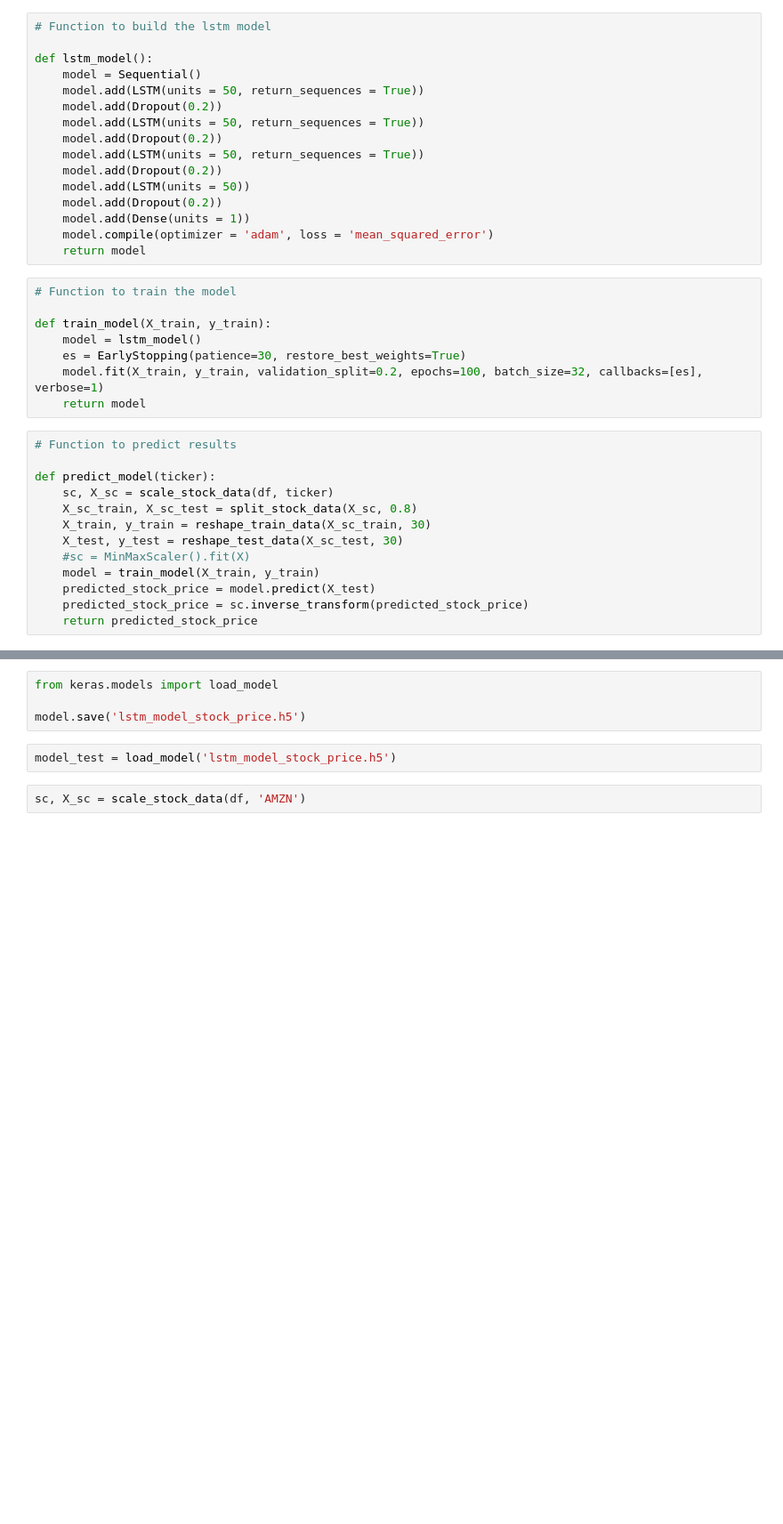
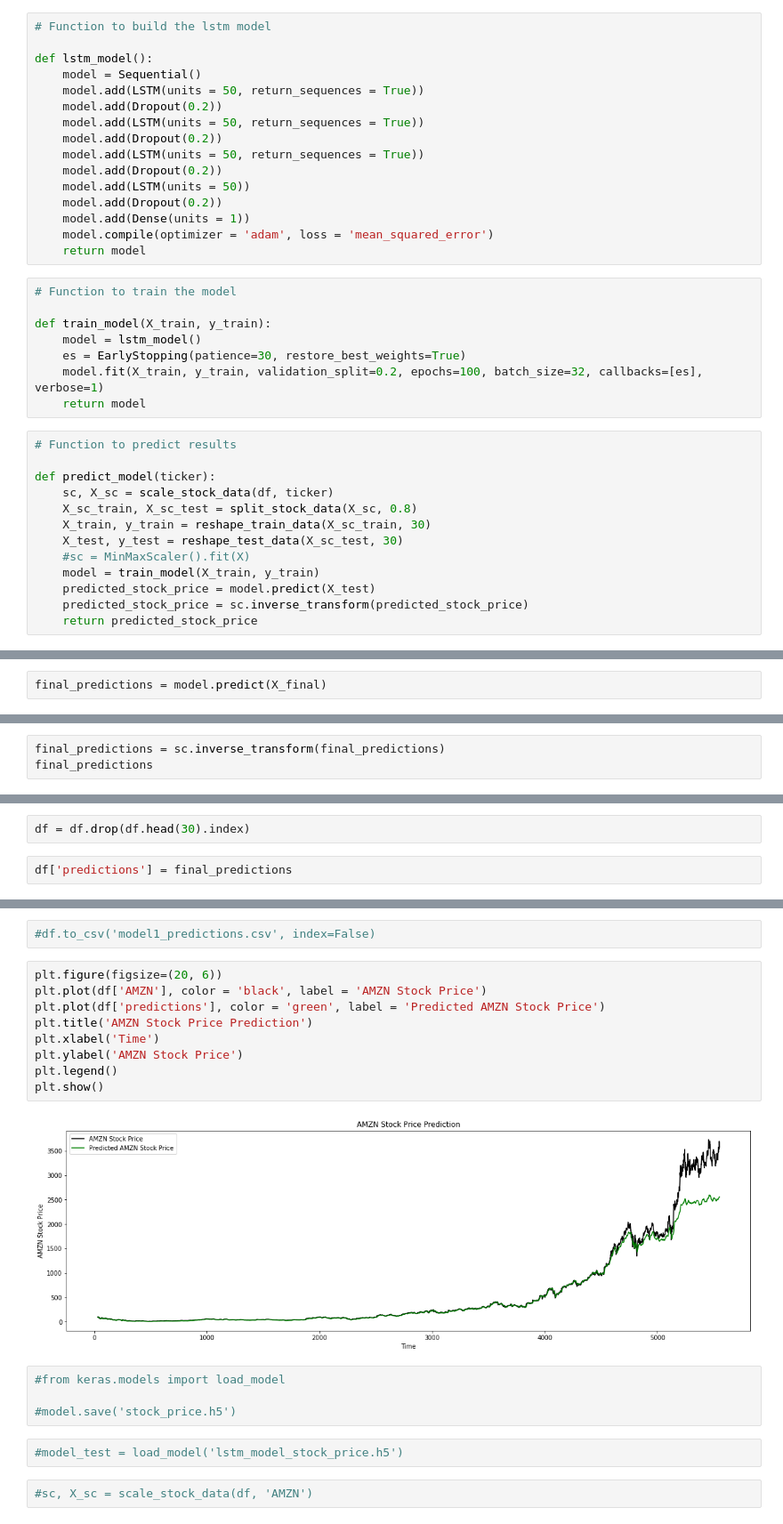
Before and after one commit to FrCloers/stock_news_pred, a Jupyter notebook: notebooks/Model_1_Functions.ipynb, the cells around one changed output, grey strips where cells are left out. Shown at 89% size. Saved outputs shown, nothing was run; the diff lists cells and outputs as text; blank space fills up the shorter version.

```diff
--- a/notebooks/Model_1_Functions.ipynb
+++ b/notebooks/Model_1_Functions.ipynb
@@ -209,0 +207,2 @@ Epoch 76/100
+# %%
+final_predictions = model.predict(X_final)
@@ -209,0 +219,3 @@ Epoch 76/100
+# %%
+final_predictions = sc.inverse_transform(final_predictions)
+final_predictions
@@ -209,0 +234,4 @@ Epoch 76/100
+# %%
+df = df.drop(df.head(30).index)
+# %%
+df['predictions'] = final_predictions
@@ -210,9 +254,22 @@ Epoch 76/100
+# %%
+#df.to_csv('model1_predictions.csv', index=False)
+# %%
+plt.figure(figsize=(20, 6))
+plt.plot(df['AMZN'], color = 'black', label = 'AMZN Stock Price')
+plt.plot(df['predictions'], color = 'green', label = 'Predicted AMZN Stock Price')
+plt.title('AMZN Stock Price Prediction')
+plt.xlabel('Time')
+plt.ylabel('AMZN Stock Price')
+plt.legend()
+plt.show()
+# %% [output]
+[figure, added]
 # %%
-from keras.models import load_model
+#from keras.models import load_model
 
-model.save('lstm_model_stock_price.h5')
+#model.save('stock_price.h5')
 # %%
-model_test = load_model('lstm_model_stock_price.h5')
+#model_test = load_model('lstm_model_stock_price.h5')
 # %%
-sc, X_sc = scale_stock_data(df, 'AMZN')
+#sc, X_sc = scale_stock_data(df, 'AMZN')
 # %%
```
Also changed, not shown: parts of 23 cells of this notebook, 1 other file.
